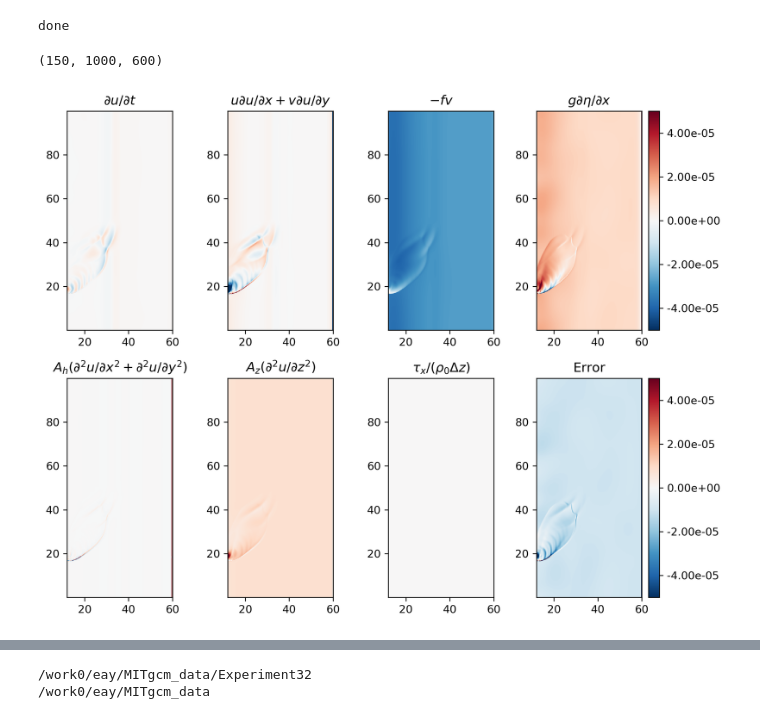
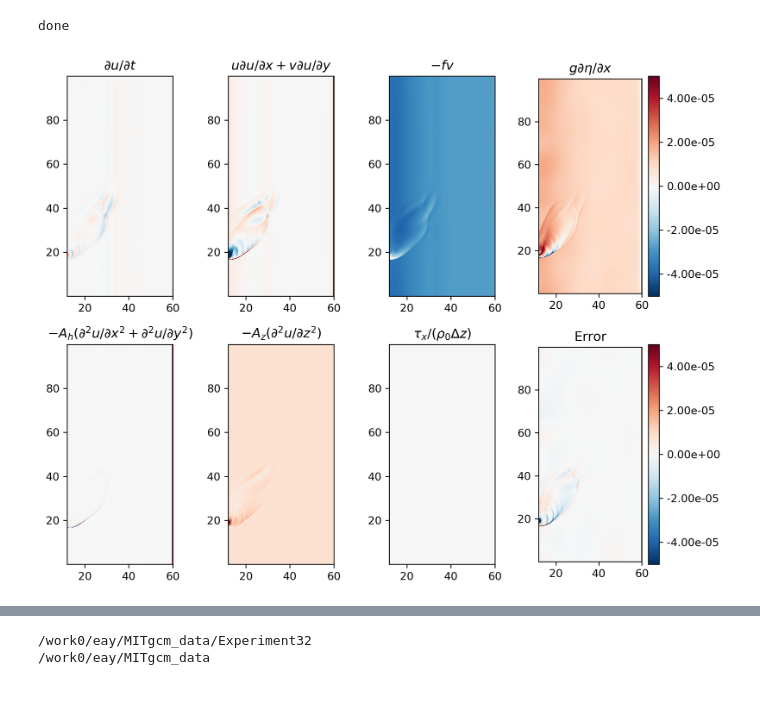
Before and after one commit to ElizabethYankovsky/MITgcm_codes, a Jupyter notebook: Plume_analysis/October 2021 - Momentum balance.ipynb, the cells around one changed output, grey strips where cells are left out. Cells and saved outputs as stored; diff of their text form; code cells hidden in the pictures.

```diff
--- a/Plume_analysis/October 2021 - Momentum balance.ipynb
+++ b/Plume_analysis/October 2021 - Momentum balance.ipynb
@@ -140,10 +152,6 @@ term4 = term1+term2+term3
 print('done')
 # %% [output]
 done
-# %%
-dudt.shape
-# %% [output]
-(150, 1000, 600)
 # %%
 plt.figure(figsize=(9,7),dpi=300)
 
@@ -181,34 +189,35 @@ plt.colorbar(format='%.2e')
 
 plt.subplot(2,4,5)
 plt.xlim([12,60])
 plt.pcolormesh(xq/1000,yq/1000,hor_viscosity[index],norm=MidpointNormalize(midpoint=0.),cmap='RdBu_r',vmin=cmin,vmax=cmax)
 plt.gca().set_aspect('equal', adjustable='box')
-plt.title(r'$A_h (\partial^2 u/\partial x^2 + \partial^2 u/\partial y^2)$')
+plt.title(r'$-A_h (\partial^2 u/\partial x^2 + \partial^2 u/\partial y^2)$')
 #plt.colorbar()
 
 plt.subplot(2,4,6)
 plt.xlim([12,60])
 plt.pcolormesh(xq/1000,yq/1000,vert_viscosity,norm=MidpointNormalize(midpoint=0.),cmap='RdBu_r',vmin=cmin,vmax=cmax)
 plt.gca().set_aspect('equal', adjustable='box')
-plt.title(r'$A_z (\partial^2 u/\partial z^2)$')
+plt.title(r'$-A_z (\partial^2 u/\partial z^2)$')
 
 plt.subplot(2,4,7)
 plt.xlim([12,60])
 plt.pcolormesh(xq/1000,yq/1000,wind_forcing[index],norm=MidpointNormalize(midpoint=0.),cmap='RdBu_r',vmin=cmin,vmax=cmax)
 plt.gca().set_aspect('equal', adjustable='box')
 plt.title(r'$\tau_x/(\rho_0 \Delta z)$')
 #plt.colorbar()
 
 
 
 plt.subplot(2,4,8)
 plt.xlim([12,60])
-plt.pcolormesh(xq/1000,yq/1000,error[index],norm=MidpointNormalize(midpoint=0.),cmap='RdBu_r',vmin=cmin,vmax=cmax)
+plt.pcolormesh(xq/1000,yq/1000,error[index,:,:]-np.nanmean(error[index,:,400:500]),norm=MidpointNormalize(midpoint=0.),cmap='RdBu_r',vmin=cmin,vmax=cmax)
+#plt.pcolormesh(xq/1000,yq/1000,error[index,:,:],norm=MidpointNormalize(midpoint=0.),cmap='RdBu_r',vmin=cmin,vmax=cmax)
 plt.gca().set_aspect('equal', adjustable='box')
 plt.title('Error')
 plt.colorbar(format='%.2e')
 
 
 plt.tight_layout()
 # %% [output]
-[figure, old version]
+[figure, new version]
```
Also changed, not shown: parts of 8 cells of this notebook, 22 other files.
